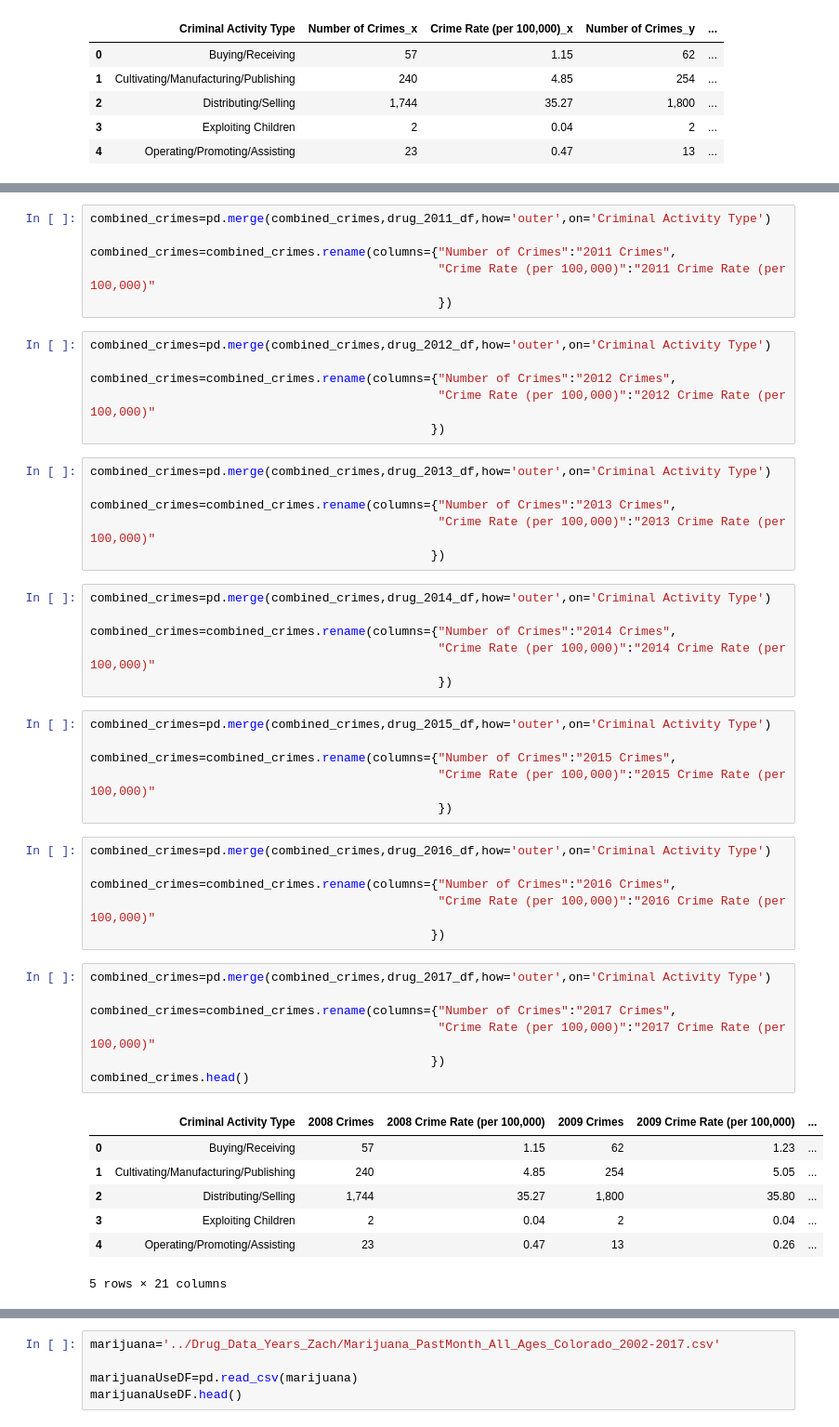
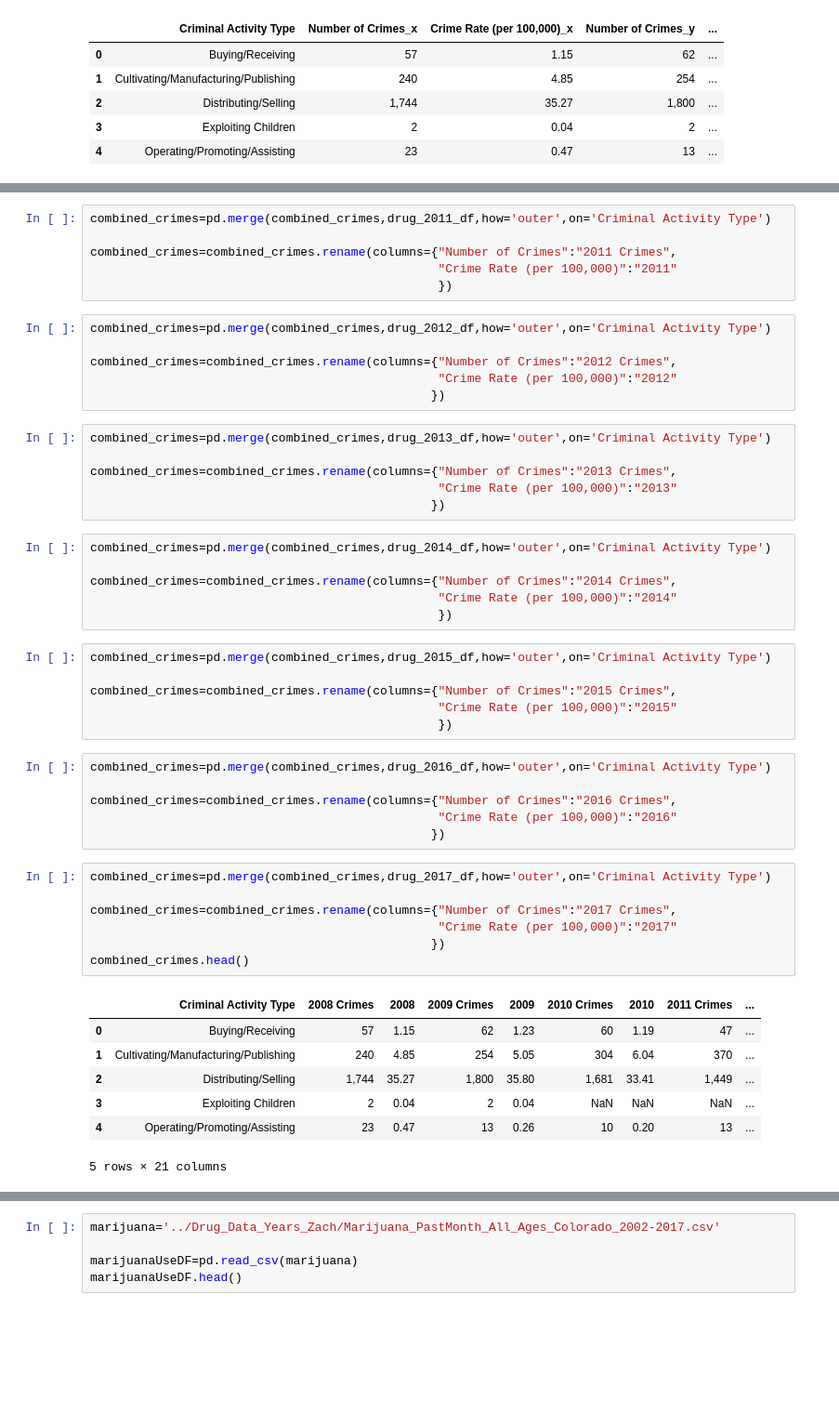
Before and after one commit to zdsteele/Project_1, a Jupyter notebook: Firestone/Drug Crimes.ipynb, the cells around one changed output, grey strips where cells are left out. Shown: that part at 93% size. Cells and saved outputs as stored; diff of their text form; blank space fills up the shorter version.

```diff
--- a/Firestone/Drug Crimes.ipynb
+++ b/Firestone/Drug Crimes.ipynb
@@ -64,50 +64,50 @@ combined_crimes=combined_crimes.rename(columns={"Number of Crimes":"2010 Crimes"
 combined_crimes=pd.merge(combined_crimes,drug_2011_df,how='outer',on='Criminal Activity Type')
 
 combined_crimes=combined_crimes.rename(columns={"Number of Crimes":"2011 Crimes",
-                                                "Crime Rate (per 100,000)":"2011 Crime Rate (per 100,000)"
+                                                "Crime Rate (per 100,000)":"2011"
                                                 })
 # %%
 combined_crimes=pd.merge(combined_crimes,drug_2012_df,how='outer',on='Criminal Activity Type')
 
 combined_crimes=combined_crimes.rename(columns={"Number of Crimes":"2012 Crimes",
-                                                "Crime Rate (per 100,000)":"2012 Crime Rate (per 100,000)"
+                                                "Crime Rate (per 100,000)":"2012"
                                                })
 # %%
 combined_crimes=pd.merge(combined_crimes,drug_2013_df,how='outer',on='Criminal Activity Type')
 
 combined_crimes=combined_crimes.rename(columns={"Number of Crimes":"2013 Crimes",
-                                                "Crime Rate (per 100,000)":"2013 Crime Rate (per 100,000)"
+                                                "Crime Rate (per 100,000)":"2013"
                                                })
 # %%
 combined_crimes=pd.merge(combined_crimes,drug_2014_df,how='outer',on='Criminal Activity Type')
 
 combined_crimes=combined_crimes.rename(columns={"Number of Crimes":"2014 Crimes",
-                                                "Crime Rate (per 100,000)":"2014 Crime Rate (per 100,000)"
+                                                "Crime Rate (per 100,000)":"2014"
                                                 })
 # %%
 combined_crimes=pd.merge(combined_crimes,drug_2015_df,how='outer',on='Criminal Activity Type')
 
 combined_crimes=combined_crimes.rename(columns={"Number of Crimes":"2015 Crimes",
-                                                "Crime Rate (per 100,000)":"2015 Crime Rate (per 100,000)"
+                                                "Crime Rate (per 100,000)":"2015"
                                                 })
 # %%
 combined_crimes=pd.merge(combined_crimes,drug_2016_df,how='outer',on='Criminal Activity Type')
 
 combined_crimes=combined_crimes.rename(columns={"Number of Crimes":"2016 Crimes",
-                                                "Crime Rate (per 100,000)":"2016 Crime Rate (per 100,000)"
+                                                "Crime Rate (per 100,000)":"2016"
                                                })
 # %%
 combined_crimes=pd.merge(combined_crimes,drug_2017_df,how='outer',on='Criminal Activity Type')
 
 combined_crimes=combined_crimes.rename(columns={"Number of Crimes":"2017 Crimes",
-                                                "Crime Rate (per 100,000)":"2017 Crime Rate (per 100,000)"
+                                                "Crime Rate (per 100,000)":"2017"
                                                })
 combined_crimes.head()
 # %% [output]
-|  | Criminal Activity Type | 2008 Crimes | 2008 Crime Rate (per 100,000) | 2009 Crimes | 2009 Crime Rate (per 100,000) | ... |
-| 0 | Buying/Receiving | 57 | 1.15 | 62 | 1.23 | ... |
-| 1 | Cultivating/Manufacturing/Publishing | 240 | 4.85 | 254 | 5.05 | ... |
-| 2 | Distributing/Selling | 1,744 | 35.27 | 1,800 | 35.80 | ... |
-| 3 | Exploiting Children | 2 | 0.04 | 2 | 0.04 | ... |
-| 4 | Operating/Promoting/Assisting | 23 | 0.47 | 13 | 0.26 | ... |
+|  | Criminal Activity Type | 2008 Crimes | 2008 | 2009 Crimes | 2009 | 2010 Crimes | 2010 | 2011 Crimes | ... |
+| 0 | Buying/Receiving | 57 | 1.15 | 62 | 1.23 | 60 | 1.19 | 47 | ... |
+| 1 | Cultivating/Manufacturing/Publishing | 240 | 4.85 | 254 | 5.05 | 304 | 6.04 | 370 | ... |
+| 2 | Distributing/Selling | 1,744 | 35.27 | 1,800 | 35.80 | 1,681 | 33.41 | 1,449 | ... |
+| 3 | Exploiting Children | 2 | 0.04 | 2 | 0.04 | NaN | NaN | NaN | ... |
+| 4 | Operating/Promoting/Assisting | 23 | 0.47 | 13 | 0.26 | 10 | 0.20 | 13 | ... |
 5 rows × 21 columns
```
Also changed, not shown: parts of 14 cells of this notebook, 2 other files.
